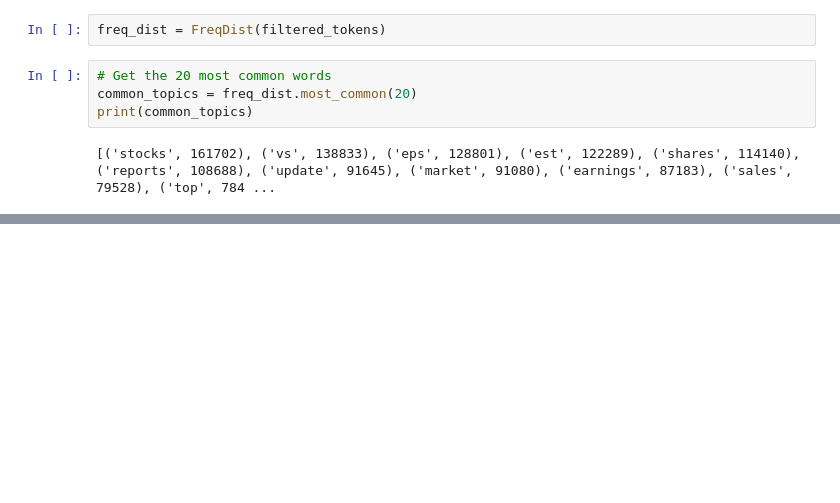
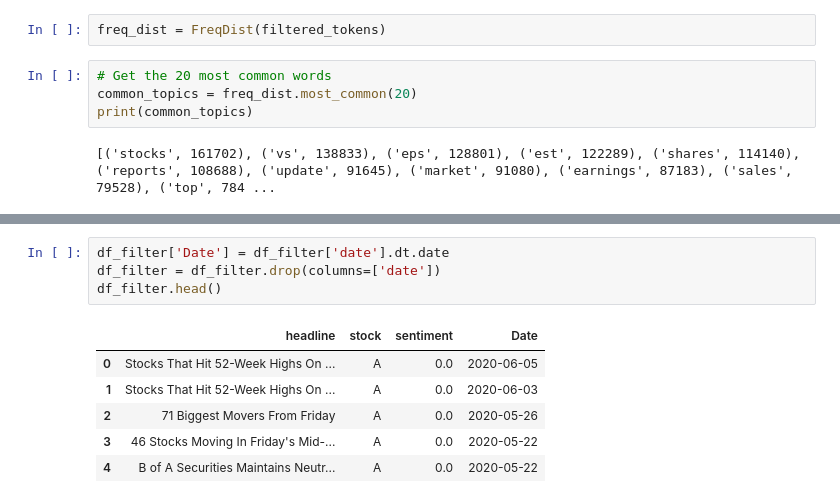
Before and after one commit to yosef-zewdu/StockSentimentCorrelation, a Jupyter notebook: notebooks/sentimenta.ipynb, the cells around one changed output, grey strips where cells are left out. Cells and saved outputs as stored; diff of their text form; blank space fills up the shorter version.

```diff
--- a/notebooks/sentimenta.ipynb
+++ b/notebooks/sentimenta.ipynb
@@ -514,0 +535,11 @@ print(common_topics)
+# %%
+df_filter['Date'] = df_filter['date'].dt.date
+df_filter = df_filter.drop(columns=['date'])
+df_filter.head()
+# %% [output]
+|  | headline | stock | sentiment | Date |
+| 0 | Stocks That Hit 52-Week Highs On ... | A | 0.0 | 2020-06-05 |
+| 1 | Stocks That Hit 52-Week Highs On ... | A | 0.0 | 2020-06-03 |
+| 2 | 71 Biggest Movers From Friday | A | 0.0 | 2020-05-26 |
+| 3 | 46 Stocks Moving In Friday's Mid-... | A | 0.0 | 2020-05-22 |
+| 4 | B of A Securities Maintains Neutr... | A | 0.0 | 2020-05-22 |
```
Also changed, not shown: parts of 12 cells of this notebook.
